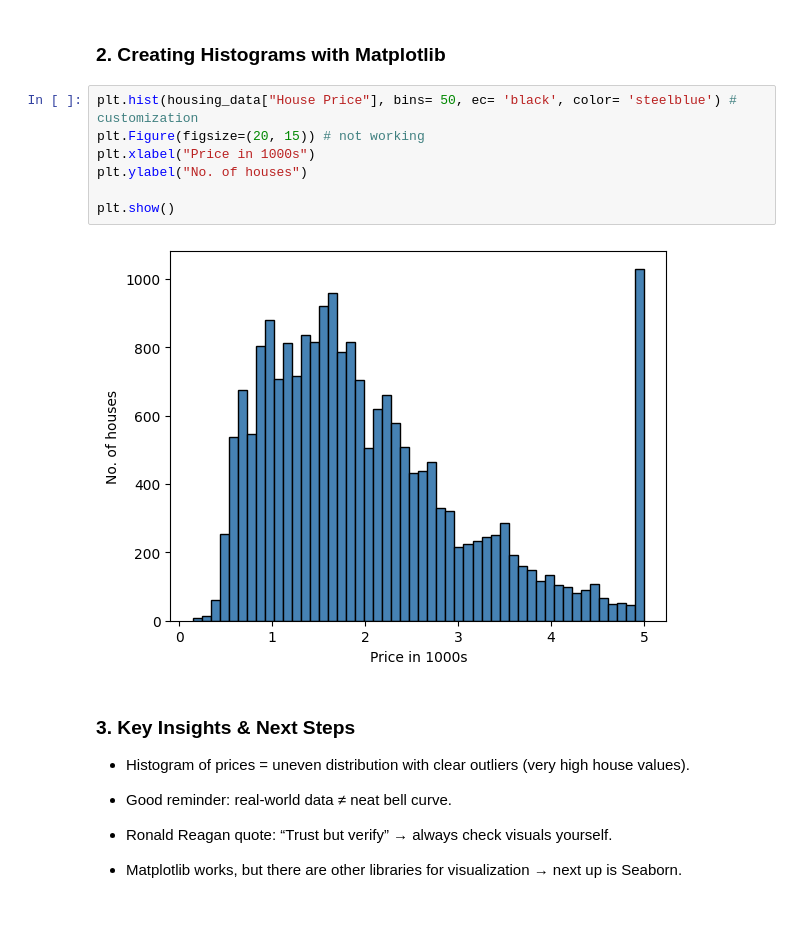
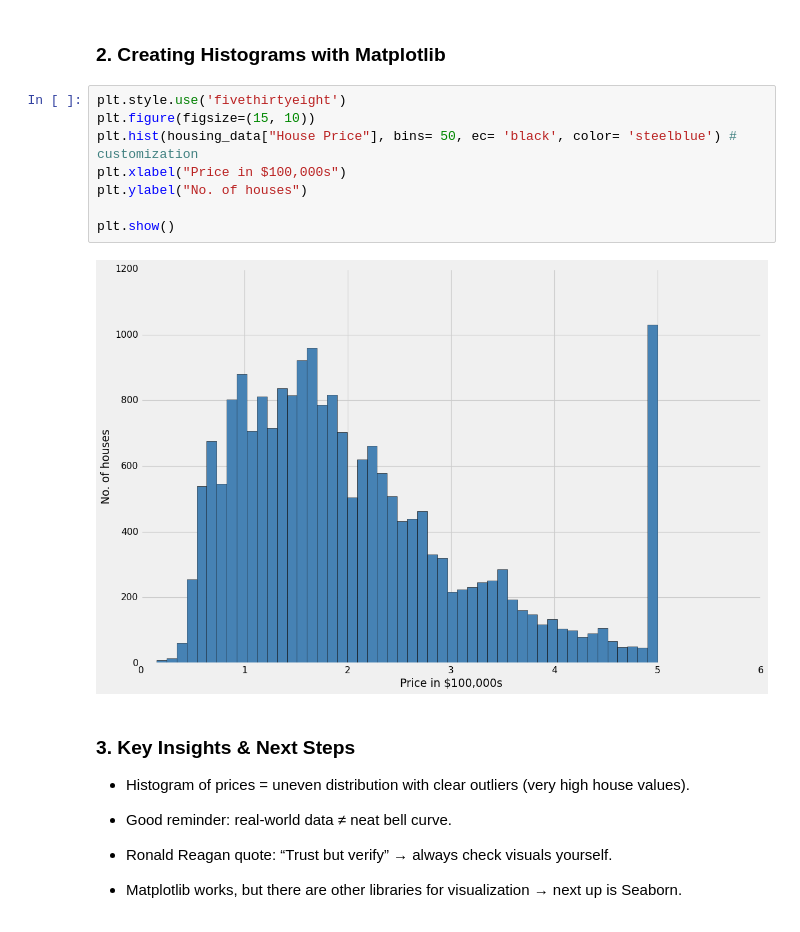
Before and after one commit to Cap-Rehan/ML-DS-journey, a Jupyter notebook: Section-5/California_Housing.ipynb, the cells around one changed output. Drawn from its saved outputs; the diff is of its cells as text.

```diff
--- a/Section-5/California_Housing.ipynb
+++ b/Section-5/California_Housing.ipynb
@@ -353,14 +353,15 @@ A “normal distribution” looks like a bell curve; real-world data (like Calif
 # %% [markdown]
 ### 2. Creating Histograms with Matplotlib
 # %%
+plt.style.use('fivethirtyeight')
+plt.figure(figsize=(15, 10))
 plt.hist(housing_data["House Price"], bins= 50, ec= 'black', color= 'steelblue') # customization
-plt.Figure(figsize=(20, 15)) # not working
-plt.xlabel("Price in 1000s")
+plt.xlabel("Price in $100,000s")
 plt.ylabel("No. of houses")
 
 plt.show()
 # %% [output]
-[figure, old version]
+[figure, new version]
 # %% [markdown]
 ### 3. Key Insights & Next Steps
 
```
Also changed, not shown: parts of 31 cells of this notebook.
